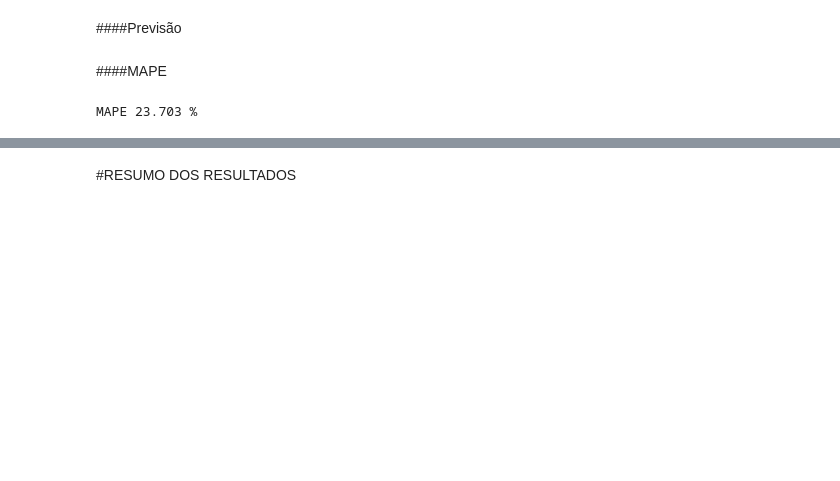
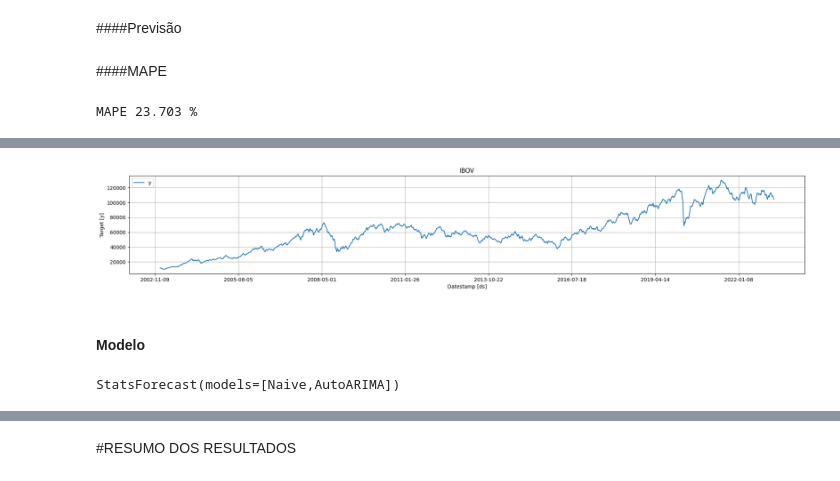
Before and after one commit to agcorrea/fiap-techchallenge-grupo41, a Jupyter notebook: fase-2/predicao-ibovespa.ipynb, the cells around one changed output, grey strips where cells are left out. Saved outputs shown, nothing was run; the diff lists cells and outputs as text; code cells hidden in the pictures; blank space fills up the shorter version.

Commit message:
ARIMA (#3)
* ARIMA

* Traz outros modelos de volta

* Formatação

```diff
--- a/fase-2/predicao-ibovespa.ipynb
+++ b/fase-2/predicao-ibovespa.ipynb
@@ -1199,0 +1211,11 @@ MAPE 23.703 %
+# %%
+df_statsforecast = df[['Último']].copy()
+df_statsforecast['unique_id'] = 'IBOV'
+df_statsforecast = df_statsforecast.reset_index()
+df_statsforecast = df_statsforecast.rename(columns={'Último':'y', 'Data':'ds'})
+
+# Sobrescreve valor de y com a média móvel de 7 dias
+df_statsforecast['y'] = df_statsforecast['y'].rolling(7).mean()
+df_statsforecast = df_statsforecast.dropna()
+
+df_statsforecast.head(5)
@@ -1199,0 +1229,6 @@ MAPE 23.703 %
+# %%
+StatsForecast.plot(df_statsforecast, engine ='matplotlib')
+# %% [output]
+[figure, added]
+# %% [markdown]
+#### Modelo
@@ -1199,0 +1245,7 @@ MAPE 23.703 %
+# %%
+Y_df = df_statsforecast[(df_statsforecast['ds'] >= '2021-01-01') & (df_statsforecast['ds'] < '2021-06-30')].copy()
+validacao_df = df_statsforecast[(df_statsforecast['ds'] >= '2021-06-30') & (df_statsforecast['ds'] < '2021-07-10')].copy()
+
+sf.fit(Y_df)
+# %% [output]
+StatsForecast(models=[Naive,AutoARIMA])
```
Also changed, not shown: parts of 55 cells of this notebook.
